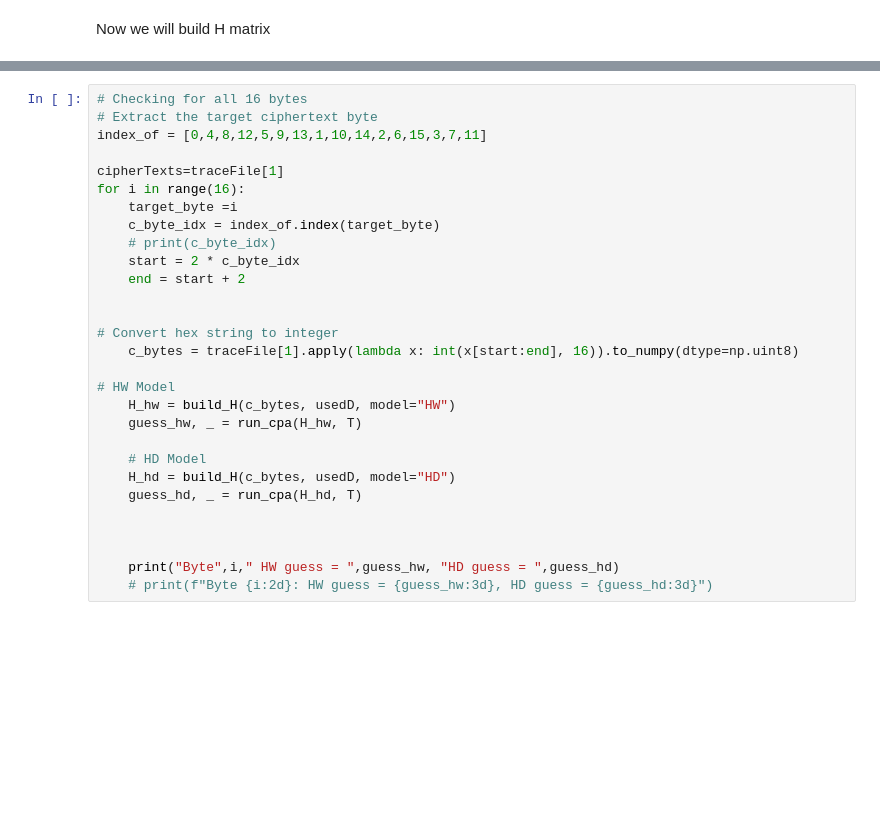
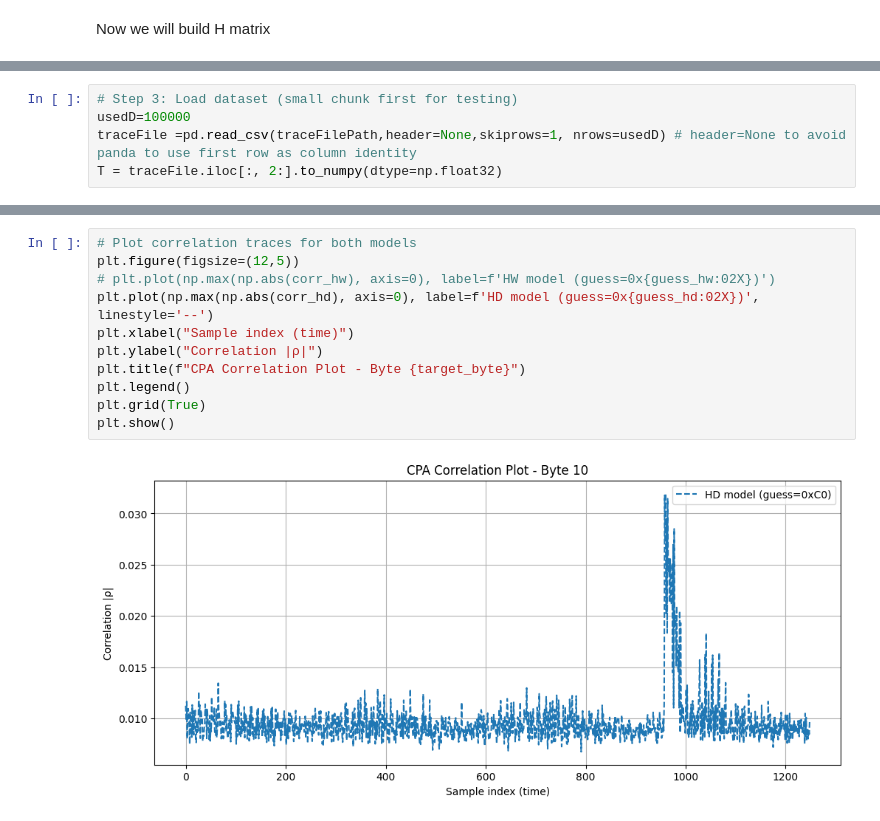
Before and after one commit to BotRavat/cs666, a Jupyter notebook: a2_cpa_aes/src/cpa_aes10.ipynb, the cells around one changed output, grey strips where cells are left out. Saved outputs shown, nothing was run; the diff lists cells and outputs as text; blank space fills up the shorter version.

```diff
--- a/a2_cpa_aes/src/cpa_aes10.ipynb
+++ b/a2_cpa_aes/src/cpa_aes10.ipynb
@@ -121 +129,6 @@ def run_cpa(H,T):
+# %%
+# Step 3: Load dataset (small chunk first for testing)
+usedD=100000
+traceFile =pd.read_csv(traceFilePath,header=None,skiprows=1, nrows=usedD) # header=None to avoid panda to use first row as column identity
+T = traceFile.iloc[:, 2:].to_numpy(dtype=np.float32)
 # %%
@@ -176,29 +169,13 @@ print("H matrix shape:", H.shape)
-# %%
-# Checking for all 16 bytes
-# Extract the target ciphertext byte
-index_of = [0,4,8,12,5,9,13,1,10,14,2,6,15,3,7,11]
-
-cipherTexts=traceFile[1]
-for i in range(16):
-    target_byte =i
-    c_byte_idx = index_of.index(target_byte)
-    # print(c_byte_idx)
-    start = 2 * c_byte_idx
-    end = start + 2
-
-
-# Convert hex string to integer
-    c_bytes = traceFile[1].apply(lambda x: int(x[start:end], 16)).to_numpy(dtype=np.uint8)
-
-# HW Model
-    H_hw = build_H(c_bytes, usedD, model="HW")
-    guess_hw, _ = run_cpa(H_hw, T)
-
-    # HD Model
-    H_hd = build_H(c_bytes, usedD, model="HD")
-    guess_hd, _ = run_cpa(H_hd, T)
-
-
-
-    print("Byte",i," HW guess = ",guess_hw, "HD guess = ",guess_hd)
-    # print(f"Byte {i:2d}: HW guess = {guess_hw:3d}, HD guess = {guess_hd:3d}")
+# %%
+# Plot correlation traces for both models
+plt.figure(figsize=(12,5))
+# plt.plot(np.max(np.abs(corr_hw), axis=0), label=f'HW model (guess=0x{guess_hw:02X})')
+plt.plot(np.max(np.abs(corr_hd), axis=0), label=f'HD model (guess=0x{guess_hd:02X})', linestyle='--')
+plt.xlabel("Sample index (time)")
+plt.ylabel("Correlation |ρ|")
+plt.title(f"CPA Correlation Plot - Byte {target_byte}")
+plt.legend()
+plt.grid(True)
+plt.show()
+# %% [output]
+[figure, added]
```
Also changed, not shown: parts of 10 cells of this notebook.
